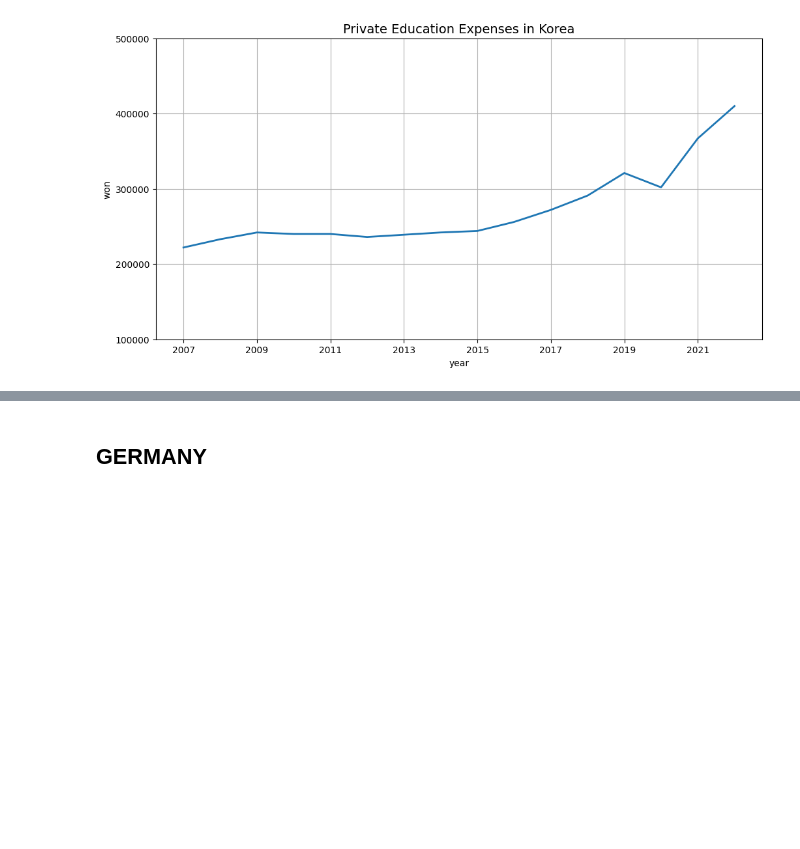
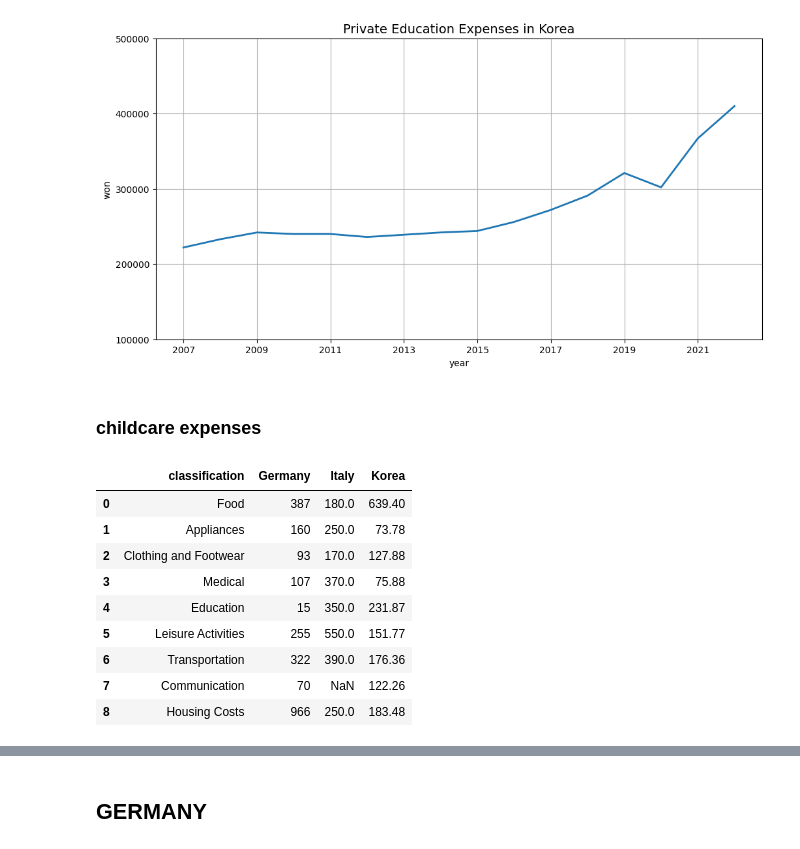
Before and after one commit to ikkjun/Declining_Fertility_Rates, a Jupyter notebook: Declining_Fertility_Rates.ipynb, the cells around one changed output, grey strips where cells are left out. Saved outputs shown, nothing was run; the diff lists cells and outputs as text; code cells hidden in the pictures; blank space fills up the shorter version.

```diff
--- a/Declining_Fertility_Rates.ipynb
+++ b/Declining_Fertility_Rates.ipynb
@@ -689,3 +689,5 @@ ax.grid()
 plt.show()
 # %% [output]
 [figure]
+# %% [markdown]
+### childcare expenses
@@ -691,0 +696,16 @@ plt.show()
+# %%
+df_child = df_child[['classification', 'korea', 'italy', 'germany']]
+df_child.columns = ['classification', 'Korea', 'Italy', 'Germany']
+df_child = df_child[['classification', 'Germany', 'Italy', 'Korea']]
+df_child
+# %% [output]
+|  | classification | Germany | Italy | Korea |
+| 0 | Food | 387 | 180.0 | 639.40 |
+| 1 | Appliances | 160 | 250.0 | 73.78 |
+| 2 | Clothing and Footwear | 93 | 170.0 | 127.88 |
+| 3 | Medical | 107 | 370.0 | 75.88 |
+| 4 | Education | 15 | 350.0 | 231.87 |
+| 5 | Leisure Activities | 255 | 550.0 | 151.77 |
+| 6 | Transportation | 322 | 390.0 | 176.36 |
+| 7 | Communication | 70 | NaN | 122.26 |
+| 8 | Housing Costs | 966 | 250.0 | 183.48 |
```
Also changed, not shown: parts of 4 cells of this notebook.
